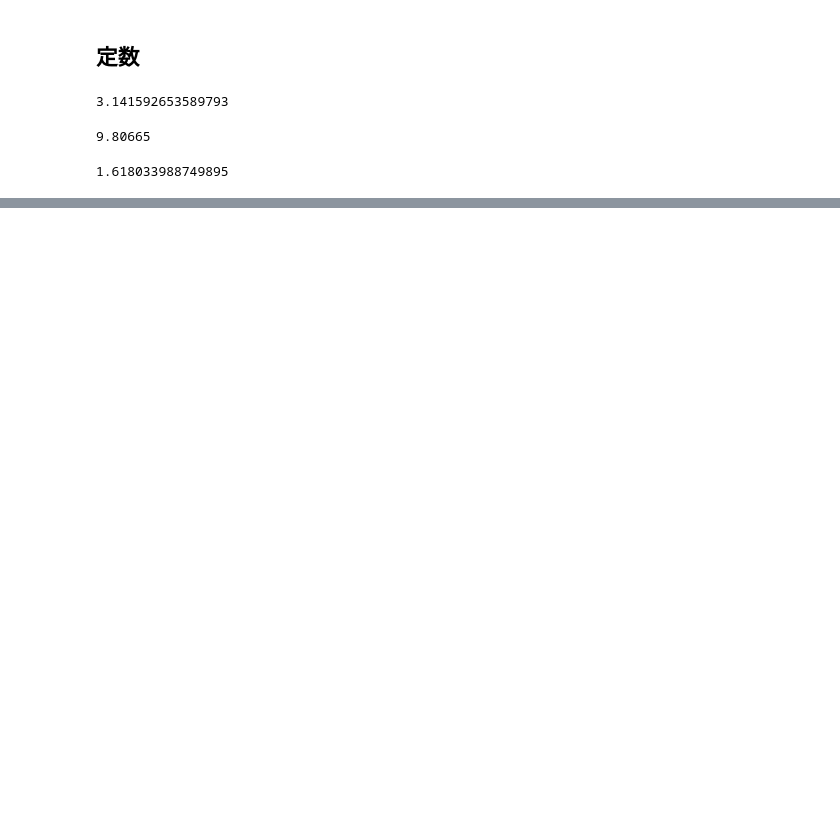
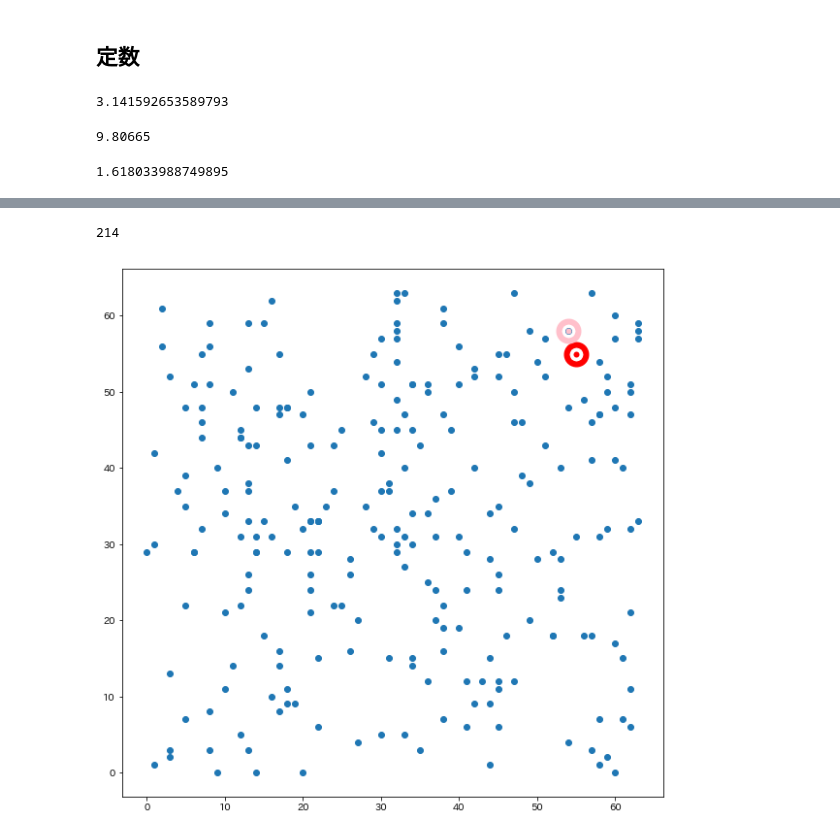
Before and after one commit to PythonBeginners/meetup009_2_Revival_PyData001, a Jupyter notebook: jupyter/meetup009_2_Revival_PyData001_pydata_chapter4.ipynb, the cells around one changed output, grey strips where cells are left out. Drawn from its saved outputs; the diff is of its cells as text; code cells hidden in the pictures; blank space fills up the shorter version.

```diff
--- a/jupyter/meetup009_2_Revival_PyData001_pydata_chapter4.ipynb
+++ b/jupyter/meetup009_2_Revival_PyData001_pydata_chapter4.ipynb
@@ -248,0 +266,4 @@ print ("距離は{0}です".format(d))
+# %%
+tree = KDTree(points)
+# .dataとすると中身が見れる
+print(tree.data)
@@ -248,0 +288,15 @@ print ("距離は{0}です".format(d))
+# %%
+distance, number = tree.query(new_point)
+# %%
+number
+# %% [output]
+214
+# %%
+from matplotlib import pyplot
+pyplot.figure(figsize=(10, 10))
+pyplot.scatter(points[:, 0],points[:, 1])
+pyplot.scatter(new_point[0],new_point[1], c="red", linewidths="20")
+pyplot.scatter(points[number, 0], points[number, 1], c="pink", linewidths="20")
+pyplot.show()
+# %% [output]
+[figure, added]
```
Also changed, not shown: parts of 38 cells of this notebook, 8 other files.
